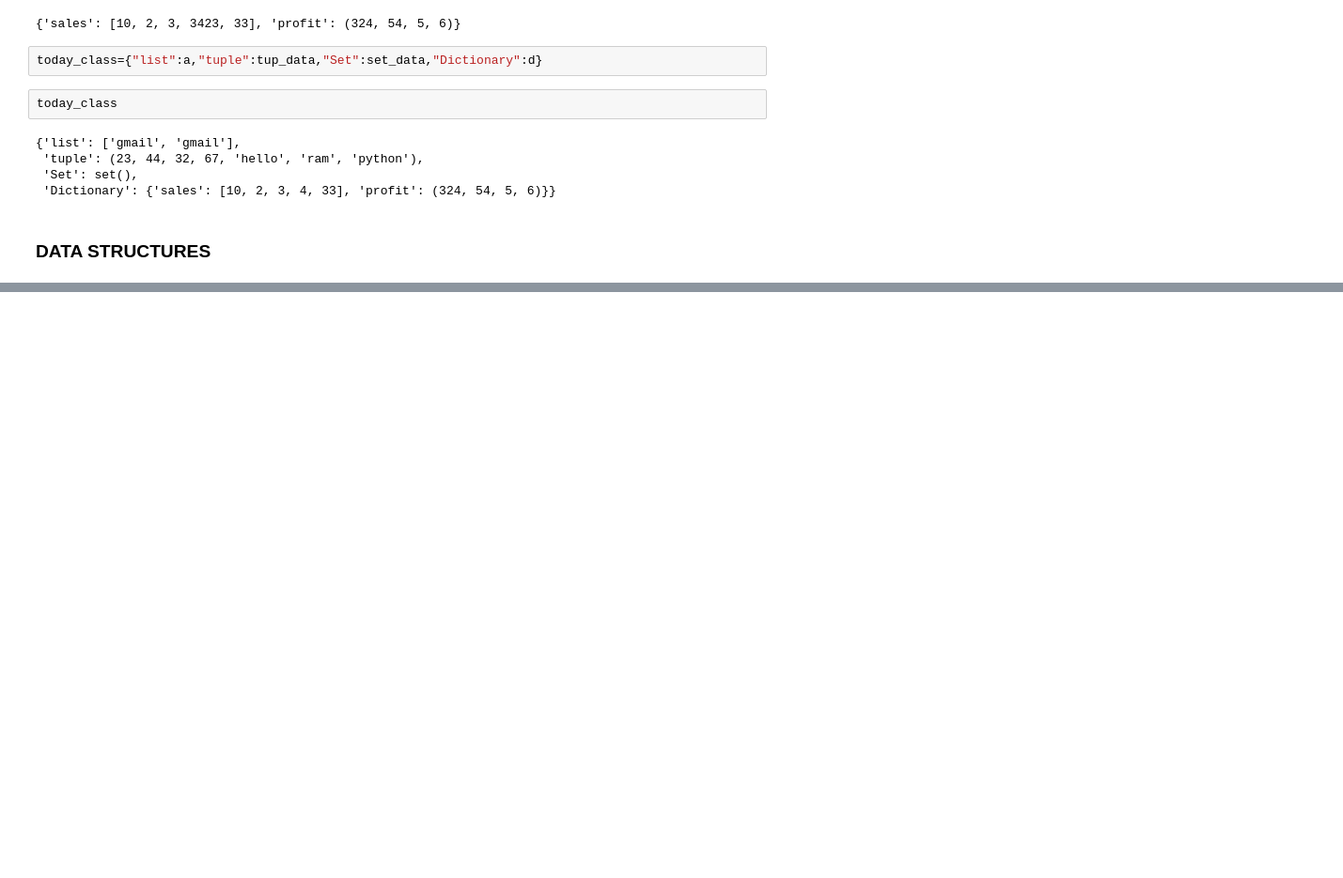
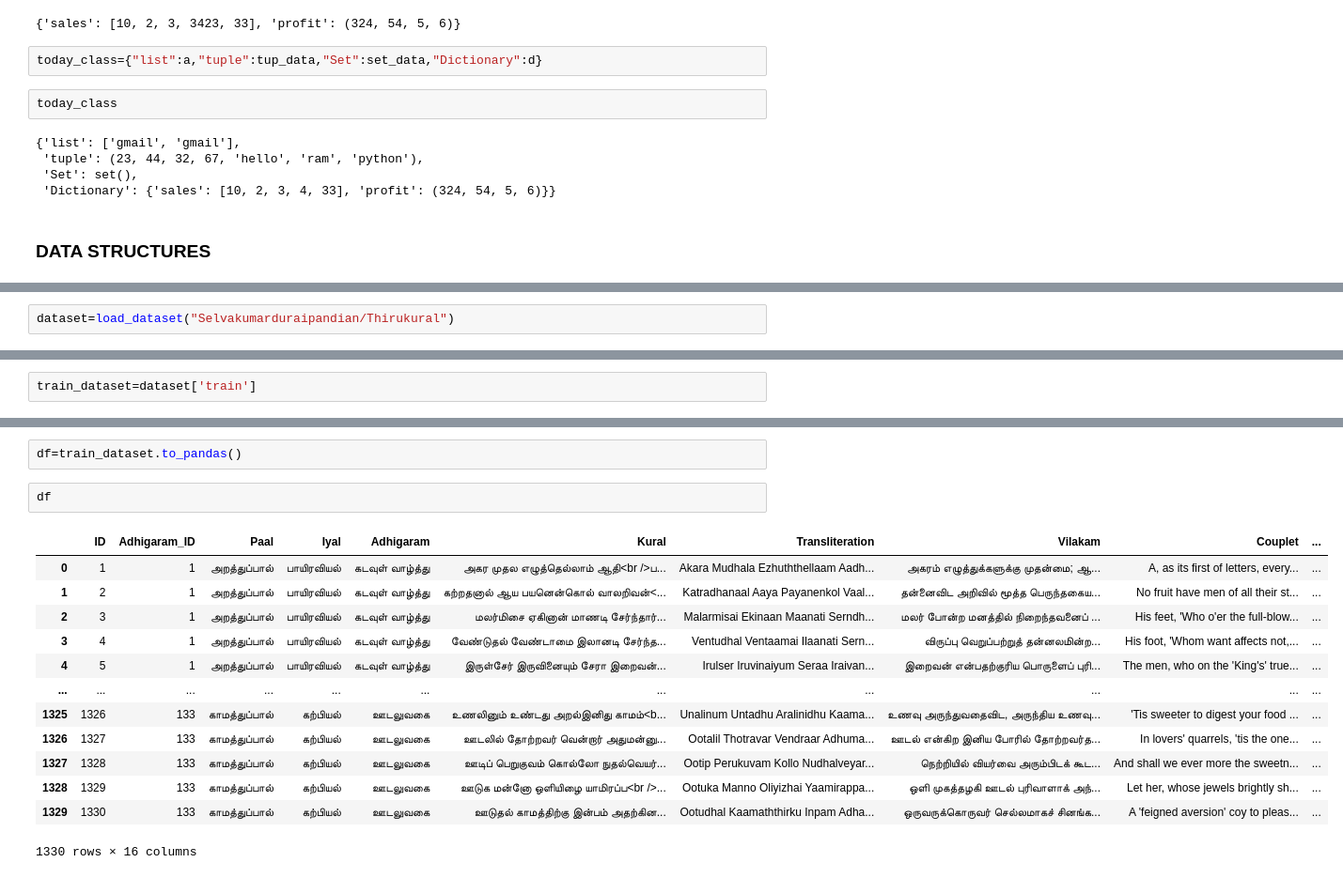
Before and after one commit to alaka-deepak/Program-Files-Samples, a Jupyter notebook: Python Zero to hero/Python Basics/Data Structure_detail.ipynb, the cells around one changed output, grey strips where cells are left out. Shown: that part at 94% size. Saved outputs shown, nothing was run; the diff lists cells and outputs as text; blank space fills up the shorter version.

```diff
--- a/Python Zero to hero/Python Basics/Data Structure_detail.ipynb
+++ b/Python Zero to hero/Python Basics/Data Structure_detail.ipynb
@@ -195,0 +200,2 @@ Python is widely used in Data Science and Machine Learning
+# %%
+dataset=load_dataset("Selvakumarduraipandian/Thirukural")
@@ -195,0 +211,2 @@ Python is widely used in Data Science and Machine Learning
+# %%
+train_dataset=dataset['train']
@@ -195,0 +220,18 @@ Python is widely used in Data Science and Machine Learning
+# %%
+df=train_dataset.to_pandas()
+# %%
+df
+# %% [output]
+|  | ID | Adhigaram_ID | Paal | Iyal | Adhigaram | Kural | Transliteration | Vilakam | Couplet | ... |
+| 0 | 1 | 1 | அறத்துப்பால் | பாயிரவியல் | கடவுள் வாழ்த்து | அகர முதல எழுத்தெல்லாம் ஆதி<br />ப... | Akara Mudhala Ezhuththellaam Aadh... | அகரம் எழுத்துக்களுக்கு முதன்மை; ஆ... | A, as its first of letters, every... | ... |
+| 1 | 2 | 1 | அறத்துப்பால் | பாயிரவியல் | கடவுள் வாழ்த்து | கற்றதனால் ஆய பயனென்கொல் வாலறிவன்<... | Katradhanaal Aaya Payanenkol Vaal... | தன்னைவிட அறிவில் மூத்த பெருந்தகைய... | No fruit have men of all their st... | ... |
+| 2 | 3 | 1 | அறத்துப்பால் | பாயிரவியல் | கடவுள் வாழ்த்து | மலர்மிசை ஏகினான் மாணடி சேர்ந்தார்... | Malarmisai Ekinaan Maanati Serndh... | மலர் போன்ற மனத்தில் நிறைந்தவனைப் ... | His feet, 'Who o'er the full-blow... | ... |
+| 3 | 4 | 1 | அறத்துப்பால் | பாயிரவியல் | கடவுள் வாழ்த்து | வேண்டுதல் வேண்டாமை இலானடி சேர்ந்த... | Ventudhal Ventaamai Ilaanati Sern... | விருப்பு வெறுப்பற்றுத் தன்னலமின்ற... | His foot, 'Whom want affects not,... | ... |
+| 4 | 5 | 1 | அறத்துப்பால் | பாயிரவியல் | கடவுள் வாழ்த்து | இருள்சேர் இருவினையும் சேரா இறைவன்... | Irulser Iruvinaiyum Seraa Iraivan... | இறைவன் என்பதற்குரிய பொருளைப் புரி... | The men, who on the 'King's' true... | ... |
+| ... | ... | ... | ... | ... | ... | ... | ... | ... | ... | ... |
+| 1325 | 1326 | 133 | காமத்துப்பால் | கற்பியல் | ஊடலுவகை | உணலினும் உண்டது அறல்இனிது காமம்<b... | Unalinum Untadhu Aralinidhu Kaama... | உணவு அருந்துவதைவிட, அருந்திய உணவு... | 'Tis sweeter to digest your food ... | ... |
+| 1326 | 1327 | 133 | காமத்துப்பால் | கற்பியல் | ஊடலுவகை | ஊடலில் தோற்றவர் வென்றார் அதுமன்னு... | Ootalil Thotravar Vendraar Adhuma... | ஊடல் என்கிற இனிய போரில் தோற்றவர்த... | In lovers' quarrels, 'tis the one... | ... |
+| 1327 | 1328 | 133 | காமத்துப்பால் | கற்பியல் | ஊடலுவகை | ஊடிப் பெறுகுவம் கொல்லோ நுதல்வெயர்... | Ootip Perukuvam Kollo Nudhalveyar... | நெற்றியில் வியர்வை அரும்பிடக் கூட... | And shall we ever more the sweetn... | ... |
+| 1328 | 1329 | 133 | காமத்துப்பால் | கற்பியல் | ஊடலுவகை | ஊடுக மன்னோ ஒளியிழை யாமிரப்ப<br />... | Ootuka Manno Oliyizhai Yaamirappa... | ஒளி முகத்தழகி ஊடல் புரிவாளாக் அந்... | Let her, whose jewels brightly sh... | ... |
+| 1329 | 1330 | 133 | காமத்துப்பால் | கற்பியல் | ஊடலுவகை | ஊடுதல் காமத்திற்கு இன்பம் அதற்கின... | Ootudhal Kaamaththirku Inpam Adha... | ஒருவருக்கொருவர் செல்லமாகச் சினங்க... | A 'feigned aversion' coy to pleas... | ... |
+1330 rows × 16 columns
```
Also changed, not shown: parts of 5 cells of this notebook, 17 other files.
